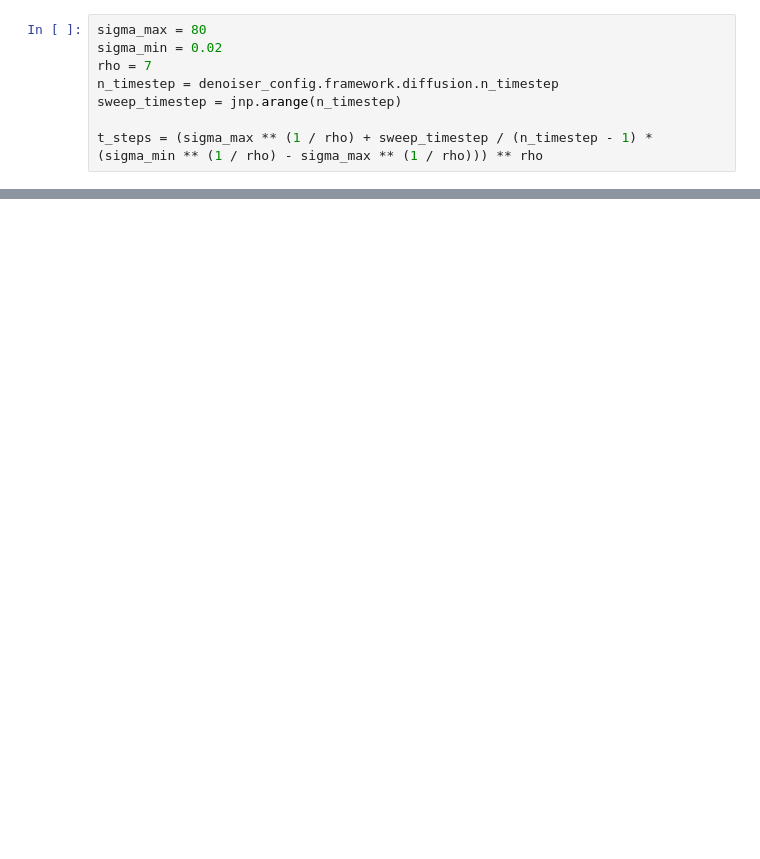
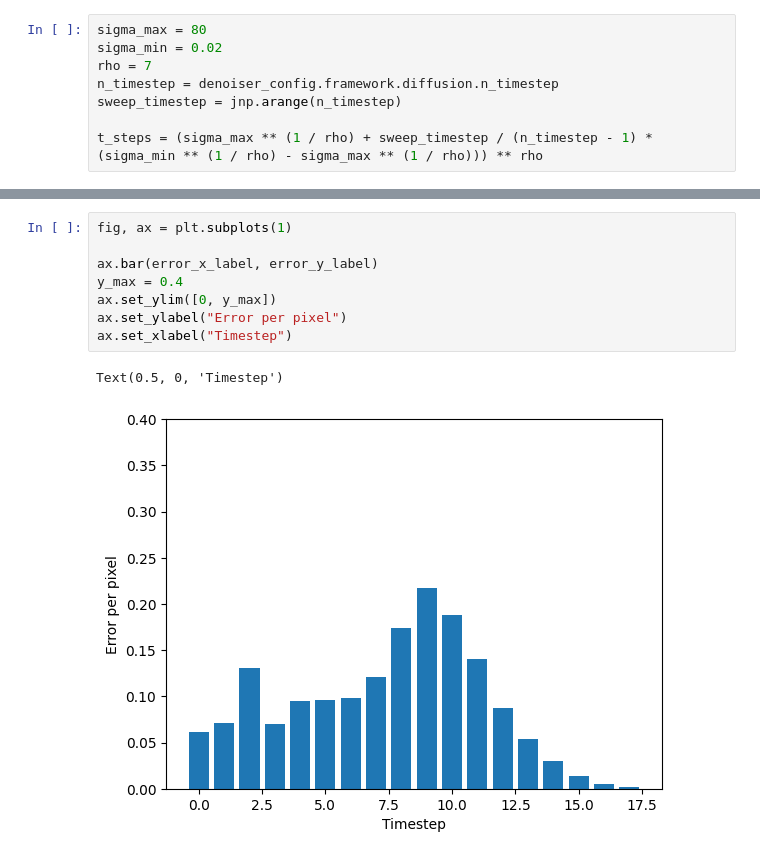
Before and after one commit to boingkiri/diffusion, a Jupyter notebook: compare_mean.ipynb, the cells around one changed output, grey strips where cells are left out. Cells and saved outputs as stored; diff of their text form; blank space fills up the shorter version.

```diff
--- a/compare_mean.ipynb
+++ b/compare_mean.ipynb
@@ -155,0 +194,11 @@ Start 9 / 18
+# %%
+fig, ax = plt.subplots(1)
+
+ax.bar(error_x_label, error_y_label)
+y_max = 0.4
+ax.set_ylim([0, y_max])
+ax.set_ylabel("Error per pixel")
+ax.set_xlabel("Timestep")
+# %% [output]
+Text(0.5, 0, 'Timestep')
+[figure, added]
```
Also changed, not shown: parts of 7 cells of this notebook, 2 other files.
